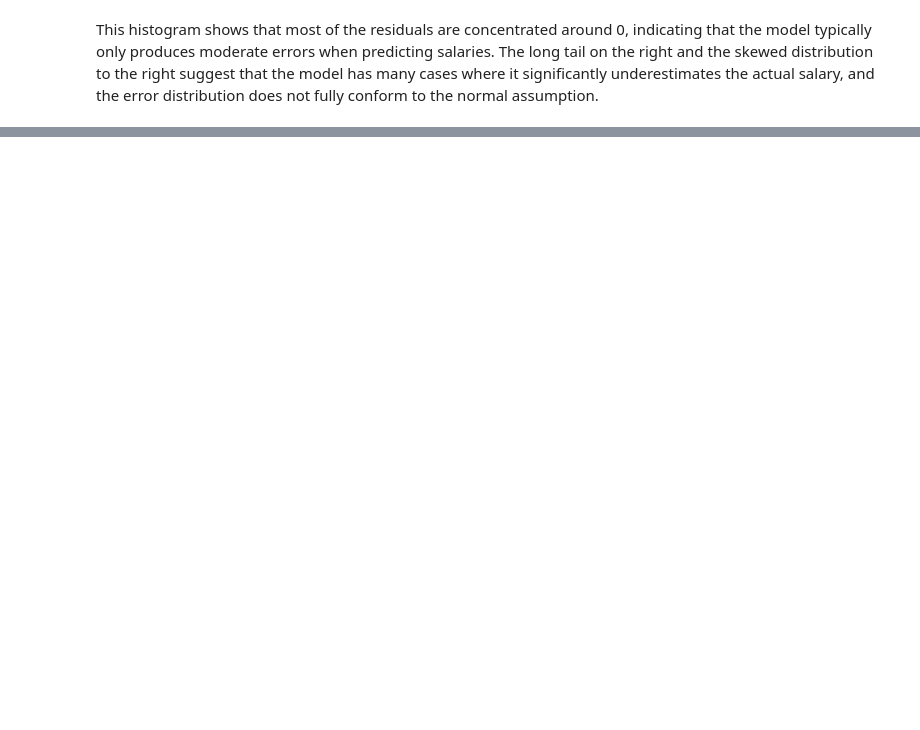
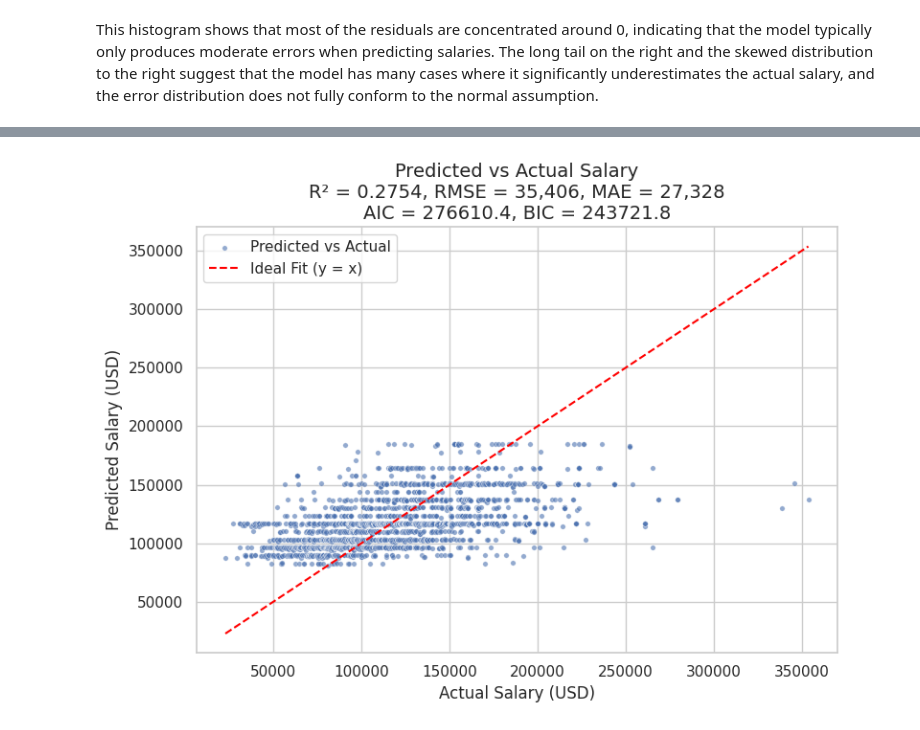
Before and after one commit to zhengyuzhou123/Assignment5, a Jupyter notebook: assignment05-zzy221.ipynb, the cells around one changed output, grey strips where cells are left out. Drawn from its saved outputs; the diff is of its cells as text; code cells hidden in the pictures; blank space fills up the shorter version.

Commit message:
Add Lab 08 Salary Prediction models

```diff
--- a/assignment05-zzy221.ipynb
+++ b/assignment05-zzy221.ipynb
@@ -421,0 +411,80 @@ The predicted vs actual salary plot shows a clear positive relationship, but man
+# %%
+# 6 Evaluation & 6.1 Model Evaluation Plot
+
+import os
+import math
+import matplotlib.pyplot as plt
+import seaborn as sns
+from pyspark.ml.evaluation import RegressionEvaluator
+from pyspark.sql.functions import col
+
+sns.set(style="whitegrid")
+
+# take AIC from GLR summary and calculate BIC yourself
+glr_summary = glr_model.summary
+
+aic = glr_summary.aic
+n   = glr_summary.numInstances                  # Sample size
+k   = len(glr_model.coefficients) + 1           # Number of parameters = Intercept coefficient
+rss = glr_summary.deviance                      # Residual Deviance under the Gauss family ≈ RSS
+
+bic = n * math.log(rss / n) + k * math.log(n)
+
+print("\n--- Information Criteria ---")
+print(f"AIC: {aic:.4f}")
+print(f"BIC: {bic:.4f}")
+
+# score on the test set and convert to pandas
+pred_test = glr_model.transform(df_test)
+
+evaluator_r2   = RegressionEvaluator(labelCol="SALARY", predictionCol="prediction", metricName="r2")
+evaluator_rmse = RegressionEvaluator(labelCol="SALARY", predictionCol="prediction", metricName="rmse")
+evaluator_mae  = RegressionEvaluator(labelCol="SALARY", predictionCol="prediction", metricName="mae")
+
+r2_test   = evaluator_r2.evaluate(pred_test)
+rmse_test = evaluator_rmse.evaluate(pred_test)
+mae_test  = evaluator_mae.evaluate(pred_test)
+
+pdf_eval = pred_test.select("SALARY", "prediction").toPandas()
+
+# Predicted vs Actual Salary graph
+fig, ax = plt.subplots(figsize=(8, 6))
+sns.scatterplot(
+    data=pdf_eval,
+    x="SALARY",
+    y="prediction",
+    s=15,
+    alpha=0.6,
+    ax=ax,
+    label="Predicted vs Actual"
+)
+
+# ideal fitting line
+min_val = min(pdf_eval["SALARY"].min(), pdf_eval["prediction"].min())
+max_val = max(pdf_eval["SALARY"].max(), pdf_eval["prediction"].max())
+ax.plot(
+    [min_val, max_val],
+    [min_val, max_val],
+    color="red",
+    linestyle="--",
+    linewidth=1.5,
+    label="Ideal Fit (y = x)"
+)
+
+# Include R² / RMSE/AIC/BIC in the title
+ax.set_title(
+    f"Predicted vs Actual Salary\n"
+    f"R² = {r2_test:.4f}, RMSE = {rmse_test:,.0f}, MAE = {mae_test:,.0f}\n"
+    f"AIC = {aic:.1f}, BIC = {bic:.1f}",
+    fontsize=14
+)
+ax.set_xlabel("Actual Salary (USD)")
+ax.set_ylabel("Predicted Salary (USD)")
+ax.legend(loc="upper left")
+
+plt.tight_layout()
+
+fig.savefig("_output/model_evaluation_pred_vs_actual.png", dpi=300, bbox_inches="tight")
+
+plt.show()
+# %% [output]
@@ -421,0 +494 @@ The predicted vs actual salary plot shows a clear positive relationship, but man
+[figure, added]
```
Also changed, not shown: parts of 28 cells of this notebook.
